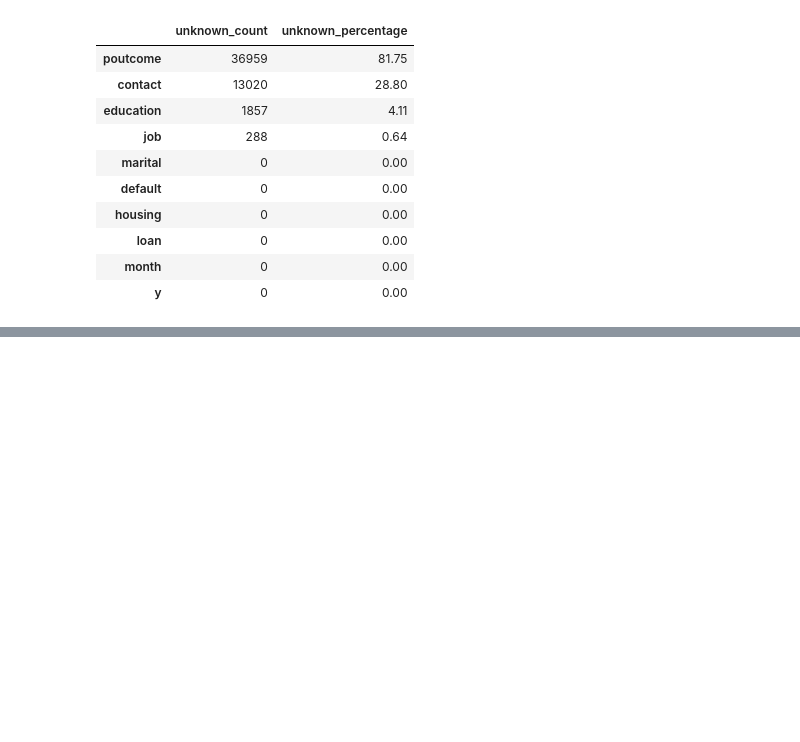
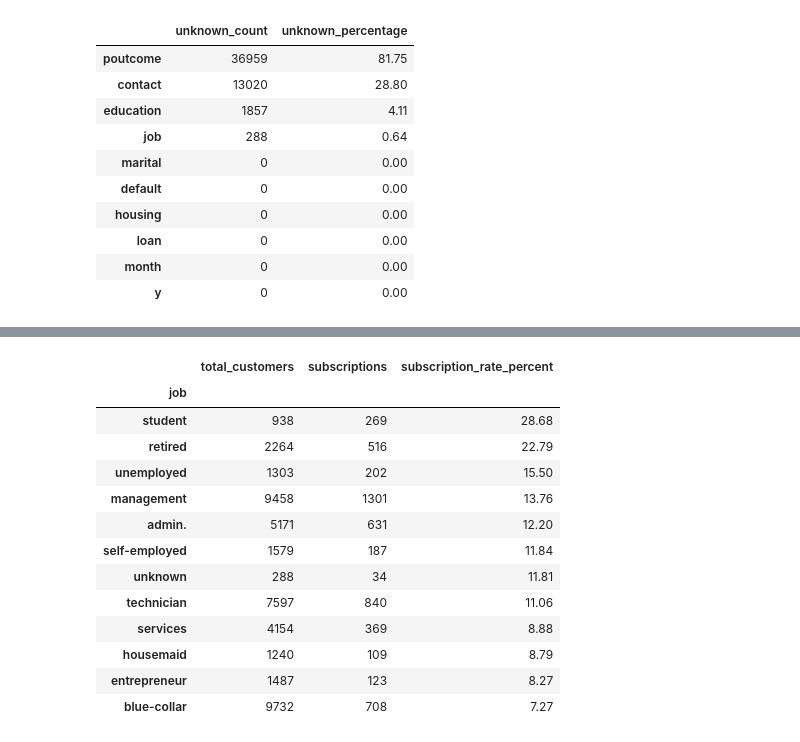
Before and after one commit to sammont22/customer-prediction-ml, a Jupyter notebook: notebooks/01_exploratory_analysis.ipynb, the cells around one changed output, grey strips where cells are left out. Cells and saved outputs as stored; diff of their text form; code cells hidden in the pictures; blank space fills up the shorter version.

```diff
--- a/notebooks/01_exploratory_analysis.ipynb
+++ b/notebooks/01_exploratory_analysis.ipynb
@@ -213,0 +279,17 @@ unknown_summary
+# %%
+subscription_rate_by_category("job")
+# %% [output]
+|  | total_customers | subscriptions | subscription_rate_percent |
+| job |  |  |  |
+| student | 938 | 269 | 28.68 |
+| retired | 2264 | 516 | 22.79 |
+| unemployed | 1303 | 202 | 15.50 |
+| management | 9458 | 1301 | 13.76 |
+| admin. | 5171 | 631 | 12.20 |
+| self-employed | 1579 | 187 | 11.84 |
+| unknown | 288 | 34 | 11.81 |
+| technician | 7597 | 840 | 11.06 |
+| services | 4154 | 369 | 8.88 |
+| housemaid | 1240 | 109 | 8.79 |
+| entrepreneur | 1487 | 123 | 8.27 |
+| blue-collar | 9732 | 708 | 7.27 |
```
Also changed, not shown: parts of 18 cells of this notebook.
